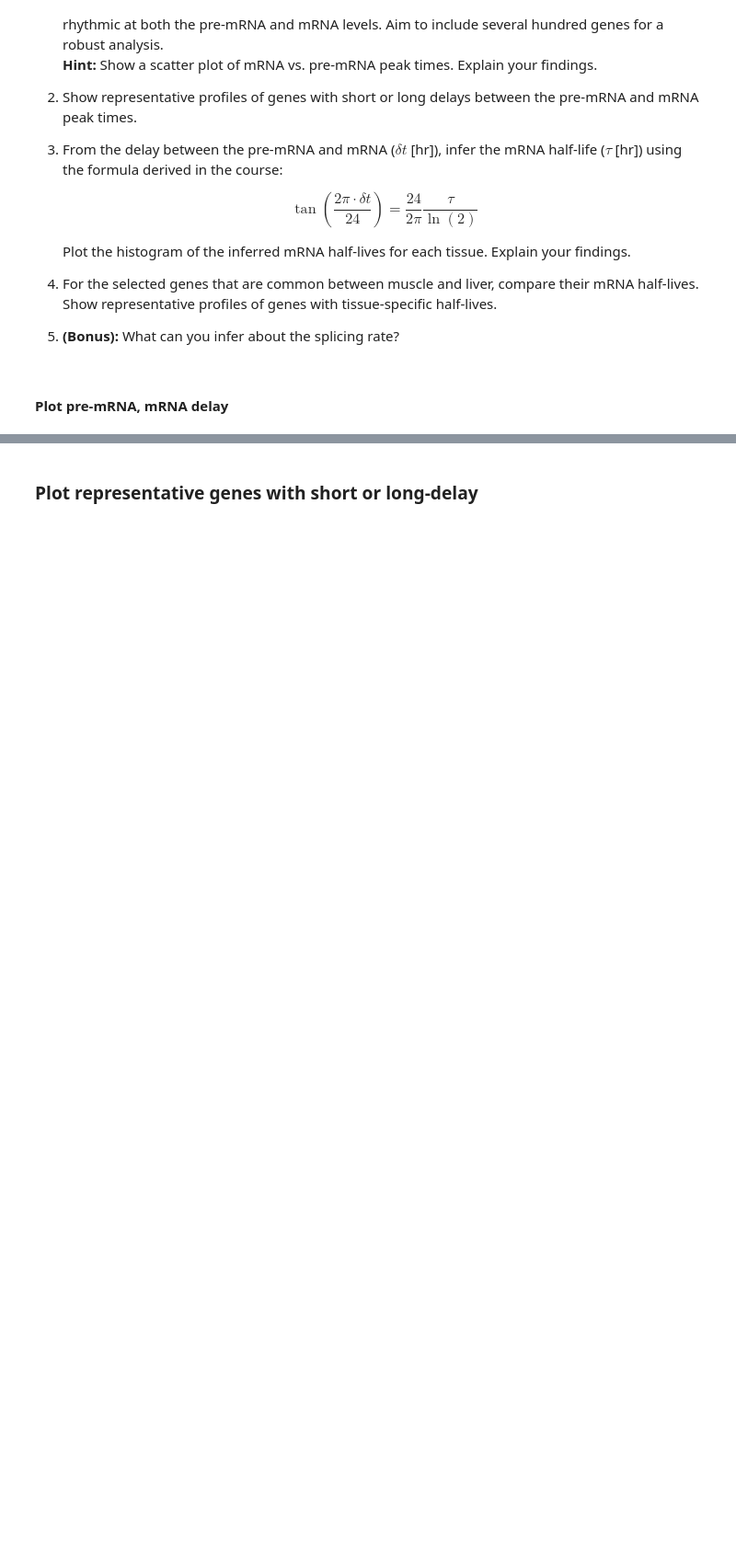
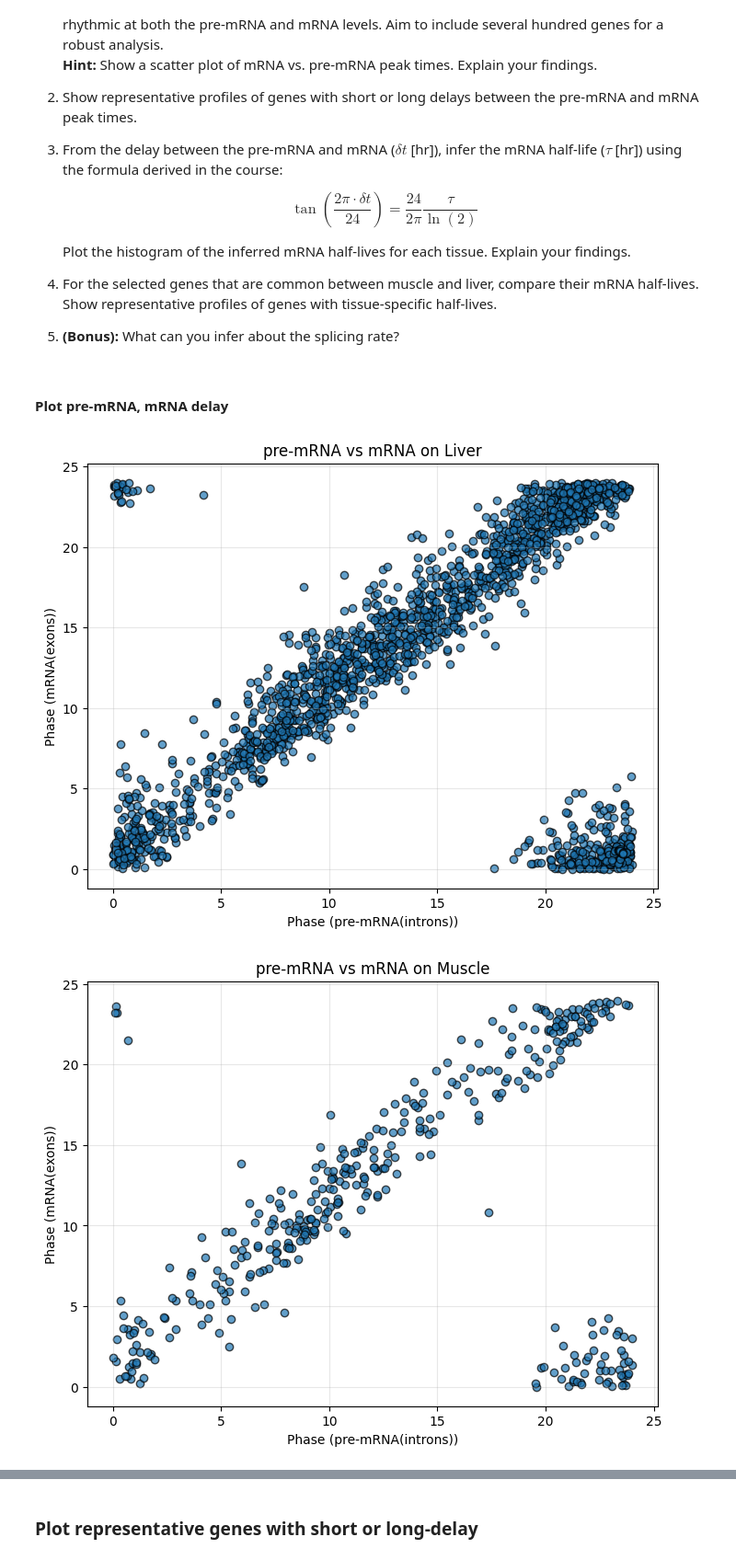
Before and after one commit to loris-fab/Genome-to-function_assignement3, a Jupyter notebook: Exercise_Week11_12_B_Exercises.ipynb, the cells around one changed output, grey strips where cells are left out. Shown at 92% size. Drawn from its saved outputs; the diff is of its cells as text; code cells hidden in the pictures; blank space fills up the shorter version.

```diff
--- a/Exercise_Week11_12_B_Exercises.ipynb
+++ b/Exercise_Week11_12_B_Exercises.ipynb
@@ -738,0 +822,36 @@ results_exon_muscle = fit_harmo(dat_exon_muscle, time, T)
+# %%
+
+#plot phase intron vs phase exon for gene_liver
+
+# Extraction genes both in introns and exons
+gene_liver = results_intron_liver.index[gene_liver_intron].intersection(results_exon_liver.index[gene_liver_exon])
+
+# Scatter plot - Liver
+plt.figure(figsize=(8, 6))
+plt.scatter(results_intron_liver.loc[gene_liver, 'phase'],
+            results_exon_liver.loc[gene_liver, 'phase'],
+            alpha=0.7, edgecolor='k')
+plt.xlabel('Phase (pre-mRNA(introns))')
+plt.ylabel('Phase (mRNA(exons))')
+plt.title('pre-mRNA vs mRNA on Liver')
+plt.grid(alpha=0.3)
+plt.show()
+
+
+#plot phase intron vs phase exon for gene_muscle
+
+# Extraction genes both in introns and exons
+gene_muscle = results_intron_muscle.index[gene_muscle_intron].intersection(results_exon_muscle.index[gene_muscle_exon])
+# Scatter plot - Muscle
+plt.figure(figsize=(8, 6))
+plt.scatter(results_intron_muscle.loc[gene_muscle, 'phase'],
+            results_exon_muscle.loc[gene_muscle, 'phase'],
+            alpha=0.7, edgecolor='k')
+plt.xlabel('Phase (pre-mRNA(introns))')
+plt.ylabel('Phase (mRNA(exons))')
+plt.title('pre-mRNA vs mRNA on Muscle')
+plt.grid(alpha=0.3)
+plt.show()
+# %% [output]
+[figure, added]
+[figure, added]
```
Also changed, not shown: parts of 16 cells of this notebook.
